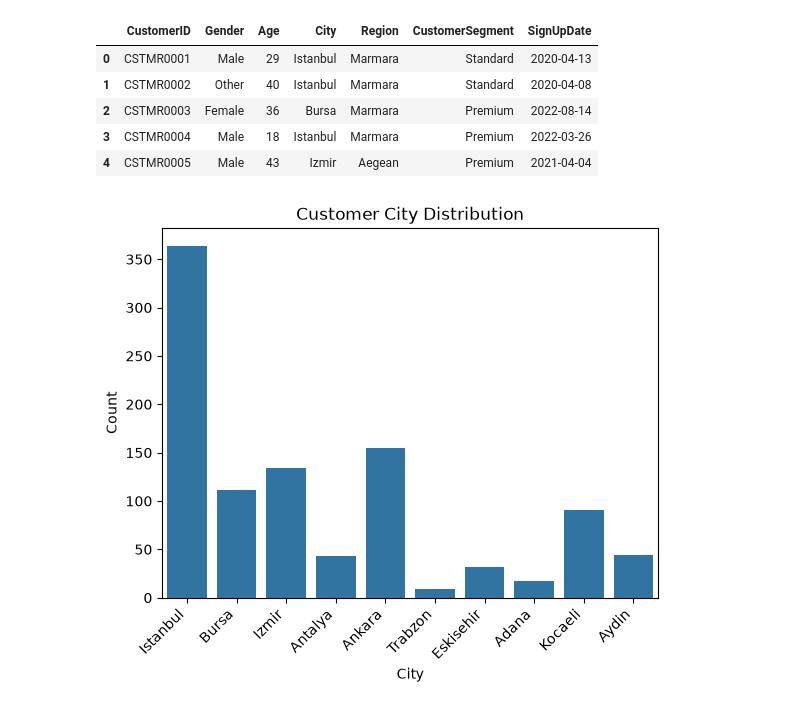
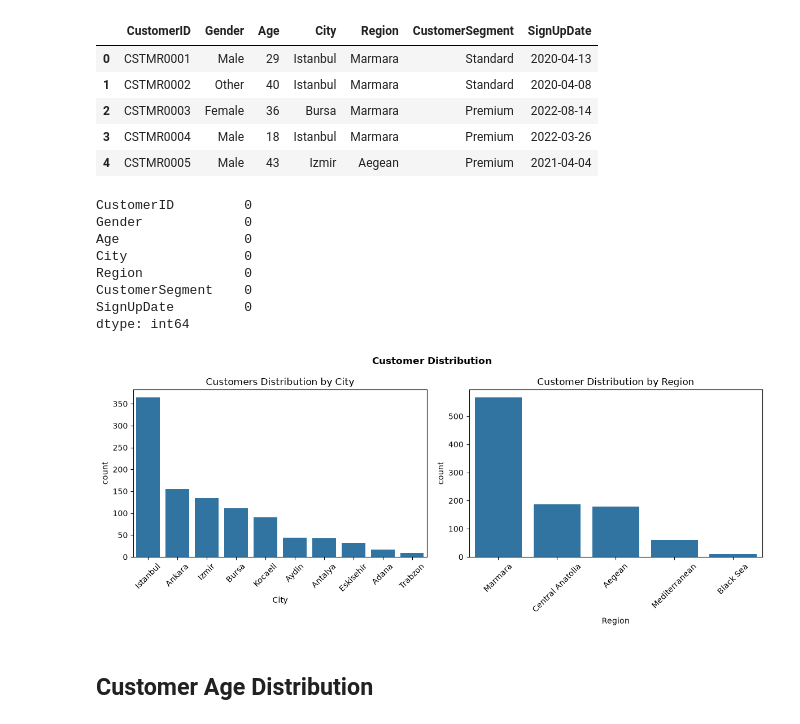
Before and after one commit to geff-ghost/notebooks, a Jupyter notebook: retail_data/MixedKnowledge.ipynb, the cells around one changed output. Saved outputs shown, nothing was run; the diff lists cells and outputs as text; code cells hidden in the pictures.

Commit message:
Customer age and Region Distribution

```diff
--- a/retail_data/MixedKnowledge.ipynb
+++ b/retail_data/MixedKnowledge.ipynb
@@ -685,6 +685,13 @@ The numbers tell the real story:
 - **Average price:** 39.68 - this is a genuinely expensive item, and price only ranges $30.81 - $49.62, so it's consistently price high not a rare spike.
 # %% [markdown]
 ## Study on Customers
+# %%
+import pandas as pd
+import sqlite3
+
+customers = pd.read_csv('customers.csv')
+
+conn = sqlite3.connect('retail_store.db')
 # %%
 query = """
 SELECT *
@@ -699,15 +705,39 @@ pd.read_sql(query, conn)
 | 2 | CSTMR0003 | Female | 36 | Bursa | Marmara | Premium | 2022-08-14 |
 | 3 | CSTMR0004 | Male | 18 | Istanbul | Marmara | Premium | 2022-03-26 |
 | 4 | CSTMR0005 | Male | 43 | Izmir | Aegean | Premium | 2021-04-04 |
+# %%
+customers.isna().sum()
+# %% [output]
+CustomerID         0
+Gender             0
+Age                0
+City               0
+Region             0
+CustomerSegment    0
+SignUpDate         0
+dtype: int64
 # %%
 import seaborn as sns
 import matplotlib.pyplot as plt
 # %%
 # Which City had the most Customers And Which Customer Segment Dominate
-sns.countplot(data=customers,x='City')
-plt.xticks(rotation=45, ha='right')
-plt.ylabel('Count')
-plt.title('Customer City Distribution');
+fig, axes = plt.subplots(1, 2, figsize=(12, 5))
+
+# City Distribution
+sns.countplot(data=customers, x='City', order=customers['City'].value_counts().index, ax=axes[0])
+axes[0].set_title('Customers Distribution by City')
+axes[0].tick_params(axis='x', rotation=45)
+
+# Region Distribution
+sns.countplot(data=customers, x='Region', order=customers['Region'].value_counts().index, ax=axes[1])
+axes[1].set_title('Customer Distribution by Region')
+axes[1].tick_params(axis='x', rotation=45)
+
+plt.suptitle('Customer Distribution', fontsize=12, fontweight='bold')
+plt.tight_layout()
+plt.show()
 # %% [output]
-[figure, old version]
+[figure, new version]
+# %% [markdown]
+## Customer Age Distribution
 # %%
```
Also changed, not shown: parts of 10 cells of this notebook.
